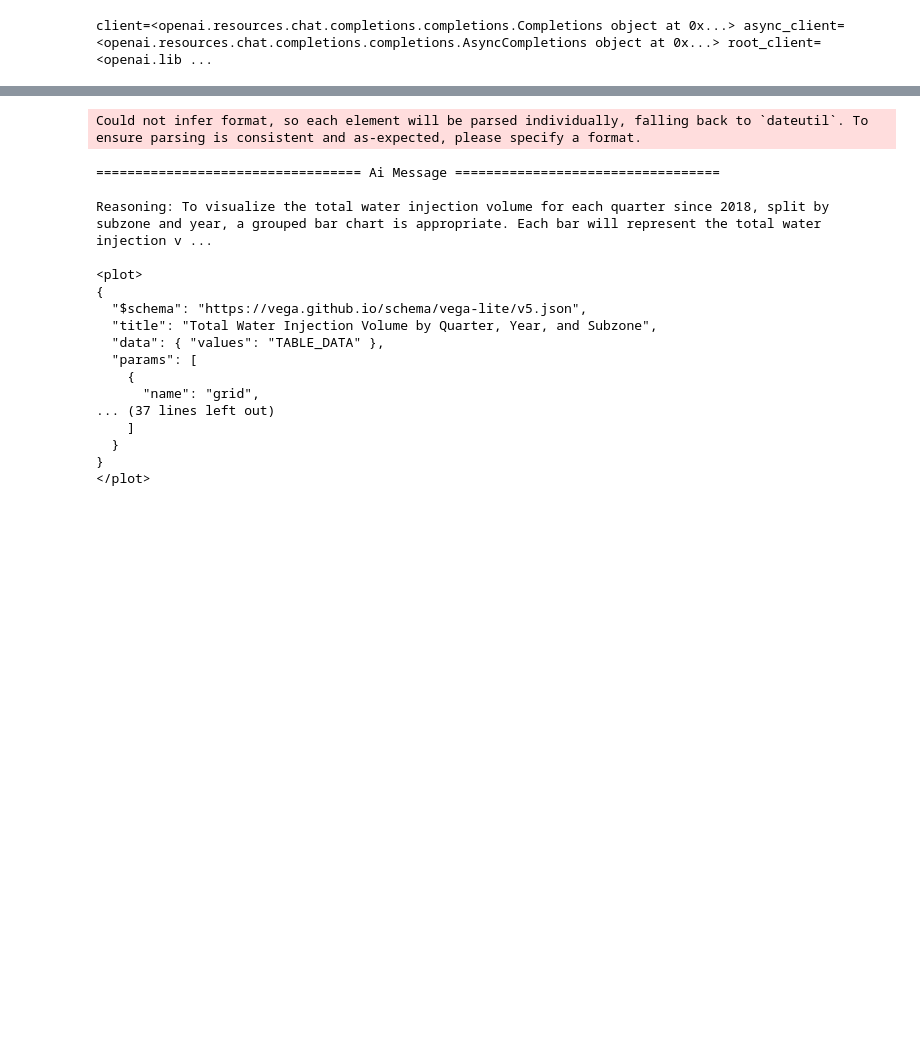
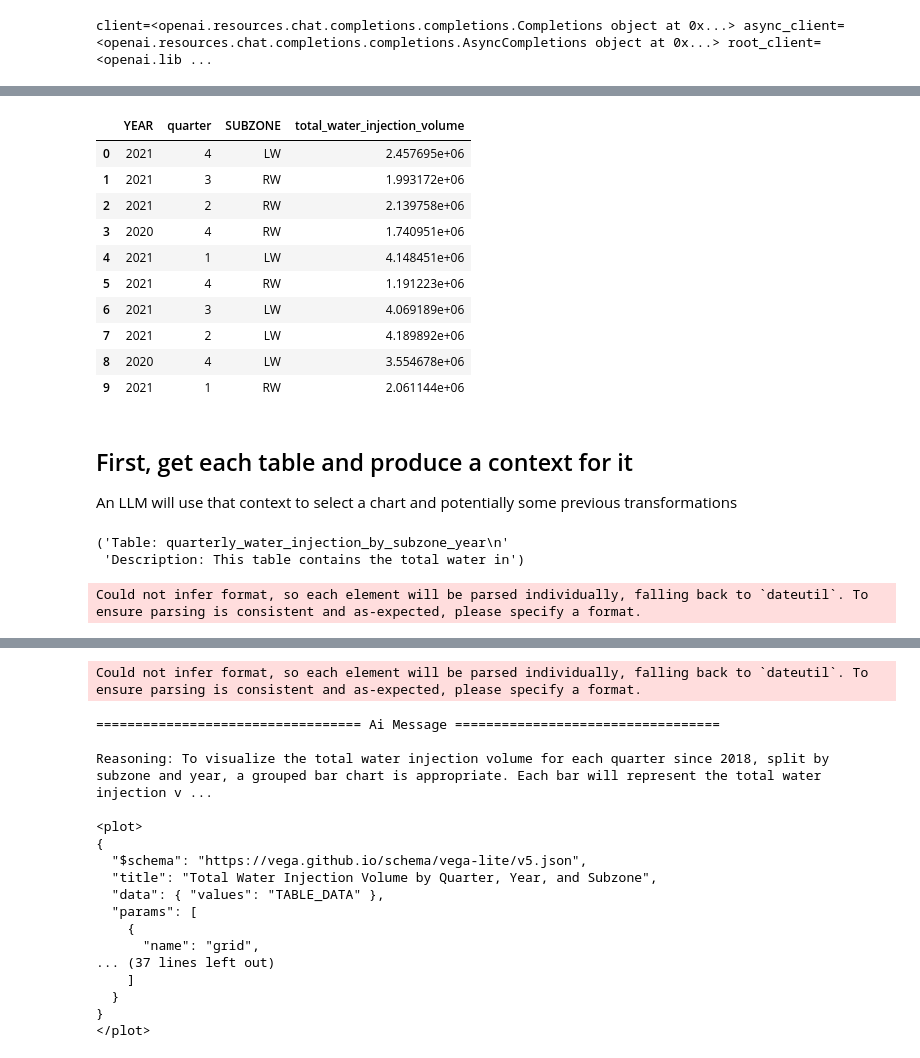
Before and after one commit to xavierbox/AgenticWaterfloodInsights3, a Jupyter notebook: notebooks/experiment1.ipynb, the cells around one changed output, grey strips where cells are left out. Drawn from its saved outputs; the diff is of its cells as text; code cells hidden in the pictures; blank space fills up the shorter version.

```diff
--- a/notebooks/experiment1.ipynb
+++ b/notebooks/experiment1.ipynb
@@ -214,0 +302,17 @@ AgentTableResponse(agent='analyst', user_query='Tell me the total water injectio
+# %%
+df
+# %% [output]
+|  | YEAR | quarter | SUBZONE | total_water_injection_volume |
+| 0 | 2021 | 4 | LW | 2.457695e+06 |
+| 1 | 2021 | 3 | RW | 1.993172e+06 |
+| 2 | 2021 | 2 | RW | 2.139758e+06 |
+| 3 | 2020 | 4 | RW | 1.740951e+06 |
+| 4 | 2021 | 1 | LW | 4.148451e+06 |
+| 5 | 2021 | 4 | RW | 1.191223e+06 |
+| 6 | 2021 | 3 | LW | 4.069189e+06 |
+| 7 | 2021 | 2 | LW | 4.189892e+06 |
+| 8 | 2020 | 4 | LW | 3.554678e+06 |
+| 9 | 2021 | 1 | RW | 2.061144e+06 |
+# %% [markdown]
+## First, get each table and produce a context for it
+An LLM will use that context to select a chart and potentially some previous transformations
@@ -214,0 +568,19 @@ AgentTableResponse(agent='analyst', user_query='Tell me the total water injectio
+# %%
+r = response['structured_response']
+table_name =r.tables[0].table_name
+df = single_agent_data.get_table_as_df(table_name)
+
+derived = single_agent_data.catalog_snapshot(table_name).derived_tables
+
+table_card = [ t for t in derived if t.name == table_name][0]
+user_query =response['structured_response'].user_query
+#user_query = "Plot total water injection volume per year and subzone"
+#user_query = "Plot maximum quarterly water injection volume per year and subzone"
+#user_query = "Plot total water injection volume by year and subzone"
+p = TableResponseProcessor()
+table_context = p.process([(table_card, df)])
+pprint.pprint(table_context[0:100])
+# %% [output]
+('Table: quarterly_water_injection_by_subzone_year\n'
+ 'Description: This table contains the total water in')
+Could not infer format, so each element will be parsed individually, falling back to `dateutil`. To ensure parsing is consistent and as-expected, please specify a format.
```
Also changed, not shown: parts of 29 cells of this notebook, 14 other files.
